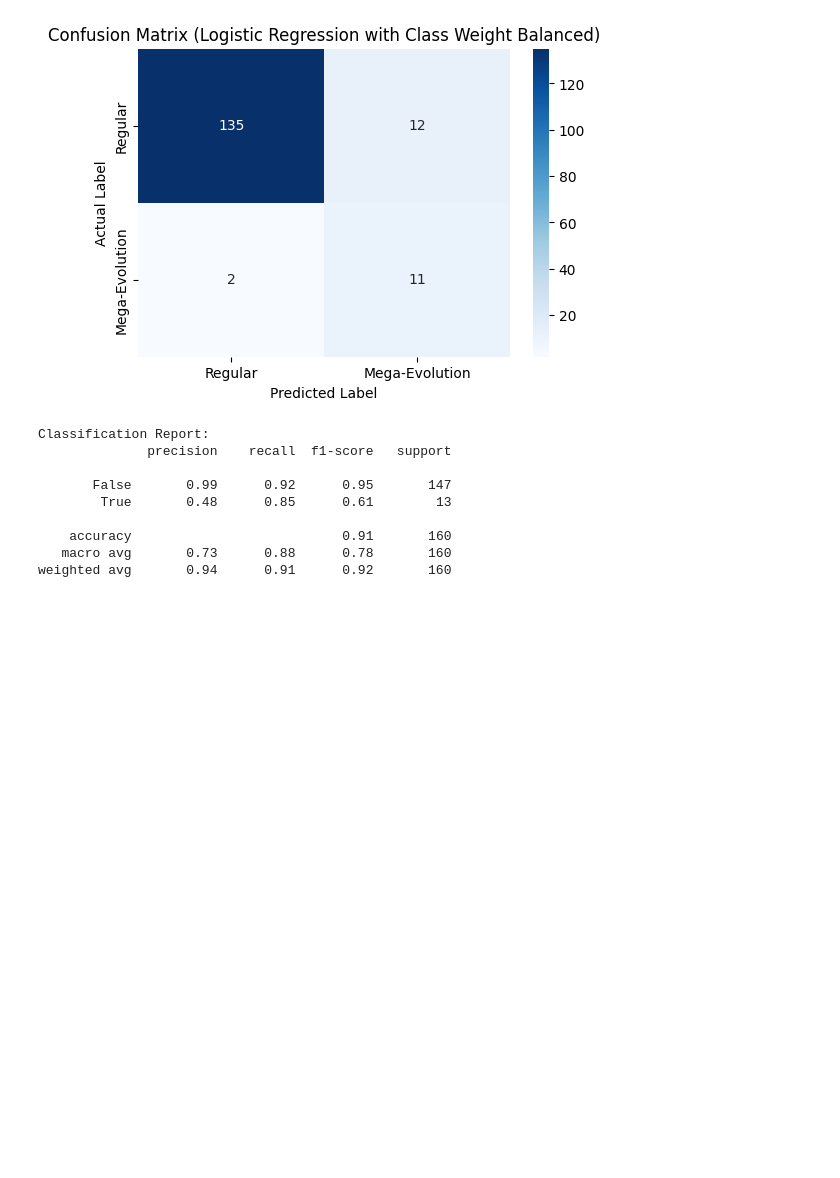
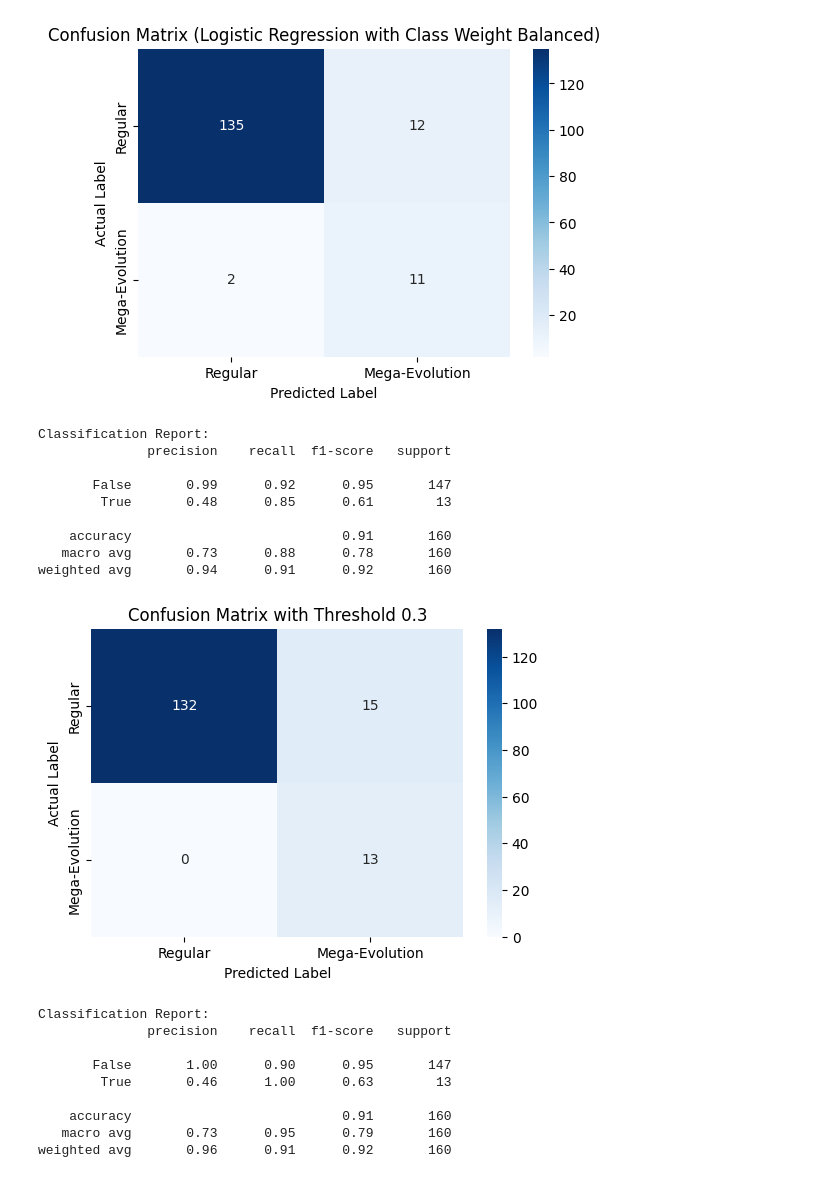
Before and after one commit to AarshiMukherjee/AI-ML-Task2, a Jupyter notebook: Untitled1.ipynb, the cells around one changed output. Drawn from its saved outputs; the diff is of its cells as text; code cells hidden in the pictures; blank space fills up the shorter version.

```diff
--- a/Untitled1.ipynb
+++ b/Untitled1.ipynb
@@ -185,3 +185,26 @@ Classification Report:
     accuracy                           0.91       160
    macro avg       0.73      0.88      0.78       160
 weighted avg       0.94      0.91      0.92       160
+# %%
+threshold = 0.3
+y_pred_balanced = (y_probs_balanced >= threshold).astype(int)
+cm_balanced = confusion_matrix(y_test, y_pred_balanced)
+plt.figure(figsize=(6, 4))
+sns.heatmap(cm_balanced, annot=True, fmt="d", cmap="Blues", xticklabels=["Regular", "Mega-Evolution"], yticklabels=["Regular", "Mega-Evolution"])
+plt.xlabel("Predicted Label")
+plt.ylabel("Actual Label")
+plt.title(f"Confusion Matrix with Threshold {threshold}")
+plt.show()
+print("Classification Report:")
+print(classification_report(y_test, y_pred_balanced))
+# %% [output]
+[figure, added]
+Classification Report:
+              precision    recall  f1-score   support
+
+       False       1.00      0.90      0.95       147
+        True       0.46      1.00      0.63        13
+
+    accuracy                           0.91       160
+   macro avg       0.73      0.95      0.79       160
+weighted avg       0.96      0.91      0.92       160
```
Also changed, not shown: parts of 1 cell of this notebook.
